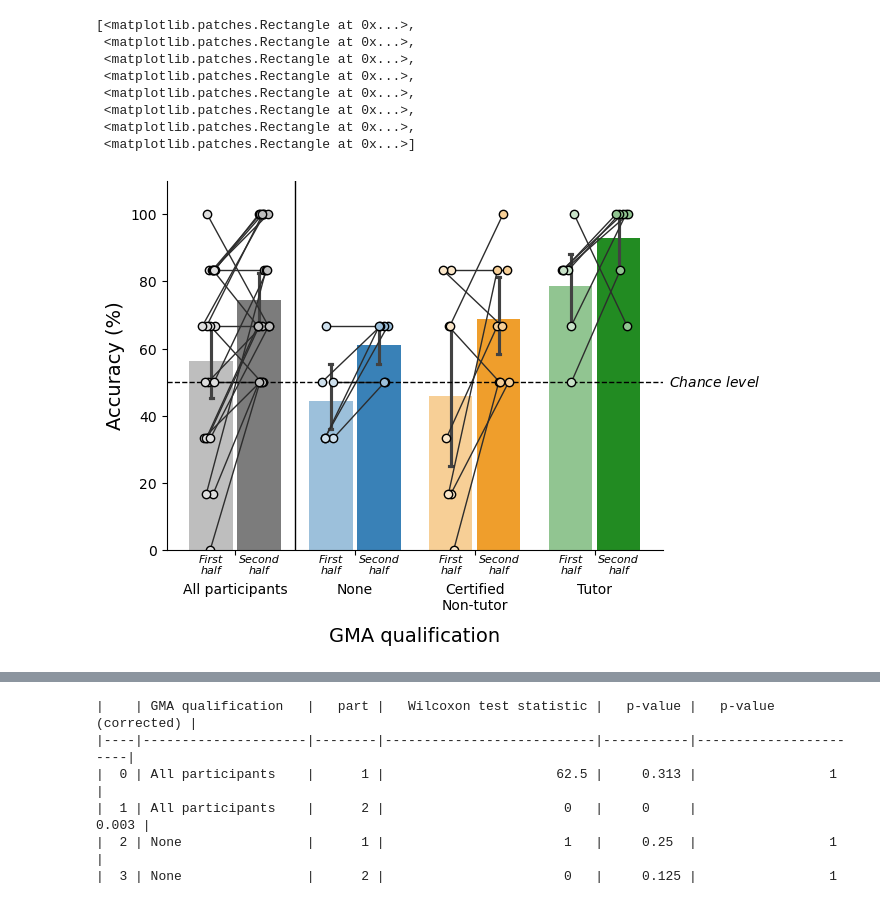
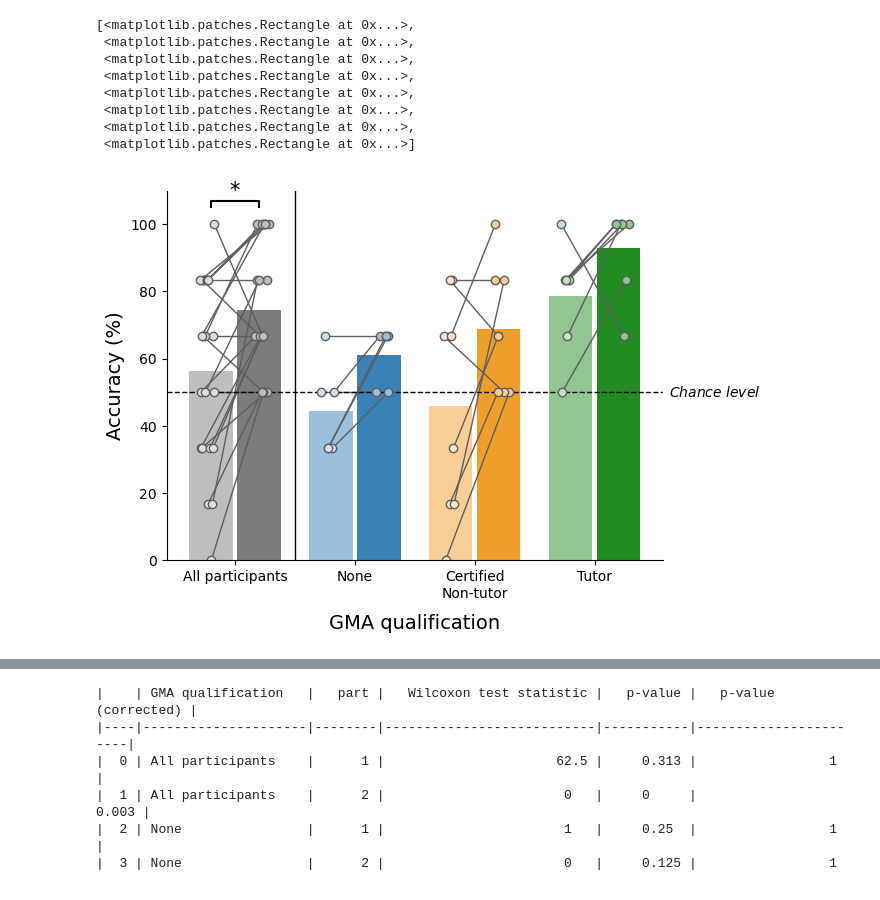
Before and after one commit to kpatsis97/GMA_skeleton_rater, a Jupyter notebook: analysis.ipynb, the cells around one changed output, grey strips where cells are left out. Cells and saved outputs as stored; diff of their text form; code cells hidden in the pictures.

Commit message:
remove ns from plots

```diff
--- a/analysis.ipynb
+++ b/analysis.ipynb
@@ -1138,10 +1138,11 @@ palette = {'All participants': "#7c7c7c", 'None': "#3981B7", 'Basic or Advanced'
 # %%
 import matplotlib.patches as mpatches
 
+fig, ax = plt.subplots(1,1)
 palette_long = [palette[group] if i == 2 else lighten_color(palette[group]) for group in palette for i in [1, 2]]
 
 # ---- barplot ----
-ax = sns.barplot(data = df_parts_all, y='Accuracy', x = 'GMA qualification', hue='part', capsize=0.05, gap=0.1, legend = False)
+sns.barplot(data = df_parts_all, y='Accuracy', x = 'GMA qualification',errorbar=None, hue='part', capsize=0.05, gap=0.1, legend = False, ax = ax)
 
 # sort patches in hopes that color map can also be sorted and then scatter plot will be correct color
 patch_df = pd.DataFrame(list(ax.patches), columns=['patch'])
@@ -1161,55 +1162,57 @@ for id, exp in df_parts_all[['ID', 'GMA qualification']].drop_duplicates().value
     x = [x_pos[exp] - width/2 - 0.05 + np.random.uniform(-0.06, 0.06),
          x_pos[exp] + width/2 + 0.05 + np.random.uniform(-0.06, 0.06)]
 
-    ax.plot(x, df_temp['Accuracy'], linewidth=1, color ="#2D2D2D")
+    ax.plot(x, df_temp['Accuracy'], linewidth=1, color ="#5E5E5E")
     for i in [0, 1]:
-        ax.scatter(x[i], df_temp['Accuracy'].iloc[i], color=lighten_color(palette_long[x_pos[exp]*2+i]), edgecolors='k', zorder=10)
+        ax.scatter(x[i], df_temp['Accuracy'].iloc[i], color=lighten_color(palette_long[x_pos[exp]*2+i]), edgecolors="#5E5E5E", zorder=10)
 
-text = ['First\nhalf', 'Second\nhalf']*4
-for i, x_pos in enumerate(patch_df['x'].values):
-    ax.text(x_pos+patch_df['patch'][0].get_width()/2, y=-7, s = text[i], fontsize = 8, horizontalalignment='center', style = 'italic')
+# text = ['First\nhalf', 'Second\nhalf']*4
+# for i, x_pos in enumerate(patch_df['x'].values):
+#     ax.text(x_pos+patch_df['patch'][0].get_width()/2, y=-7, s = text[i], fontsize = 8, horizontalalignment='center', style = 'italic')
 
 
 # ---- labels and legend ----
 ax.set_ylabel('Accuracy (%)', fontsize=14)
 ax.set_xlabel('GMA qualification', fontsize=14, labelpad=10)
-ax.set_xticks([0, 1, 2, 3])
+
 sns.despine()
 ax.spines['bottom'].set_zorder(1e5)
+ax.set_xticks([0, 1, 2, 3])
 ax.set_xticklabels(['All participants', 'None', 'Certified\nNon-tutor', 'Tutor'])
-ax.tick_params(axis='x', which='major', pad=20)  # move the tick labels
+# ax.tick_params(axis='x', which='major')  # move the tick labels
 
 ax.set_ylim(0, 110)
 
 # Build a list of legend entries
 # legend_handles = []
 
 # # We'll create one patch per (GMA qualification, part) combination
 # # or you can choose only hue categories, depending on what you want to show
 # for (x_cat, hue_cat), color in color_map.items():
 #     label = f"{x_cat}"  # customize label text if desired
 #     patch = mpatches.Patch(facecolor=color, edgecolor=None, label=label)
 #     legend_handles.append(patch)
 
-# # legend_handles = [mpatches.Patch(facecolor=lighten_color(palette['None']), edgecolor=None, label='First half'),
-# #                   mpatches.Patch(facecolor=palette['None'], edgecolor=None, label='Second half')
-# # ]
+annotate_sig(ax, -0.2, 0.2, df_parts_all[df_parts_all['GMA qualification'] == 'All participants']['Accuracy'].max() + 5, '*')
+
+# legend_handles = [mpatches.Patch(facecolor=lighten_color(palette['All participants']), edgecolor=None, label='First half'),
+#                   mpatches.Patch(facecolor=palette['All participants'], edgecolor=None, label='Second half')
+# ]
 
 # # # # Add legend to the axis
-# ax.legend(
-#     handles=legend_handles,#[legend_handles[0], legend_handles[1]],
+# ax.legend(handles=legend_handles,#[legend_handles[0], legend_handles[1]],
 #     # title='Part | GMA qualification',
 #     frameon=False,
 #     ncol=2,      # adjust columns if you like
 #     bbox_to_anchor=(0.5, 1.12),  # optional: place outside the plot
-#     loc='upper center'
-# )
+#     loc='upper center')
+
 ax.axhline(y = 50, color = 'k', linestyle = '--', linewidth = 1)
 ax.axvline(x = 0.5, color = 'k', linestyle = '-', linewidth = 1)
 
 plt.text(4, 50, r"$\it{Chance\ level}$", ha='center', va='center')
 
-# plt.savefig('Accuracy_warmingup_effect.png', dpi=300, bbox_inches='tight')
+plt.savefig('Accuracy_warmingup_effect.png', dpi=300, bbox_inches='tight')
 plt.show()
 # %% [output]
-[figure, old version]
+[figure, new version]
```
Also changed, not shown: parts of 3 cells of this notebook, 6 other files.
